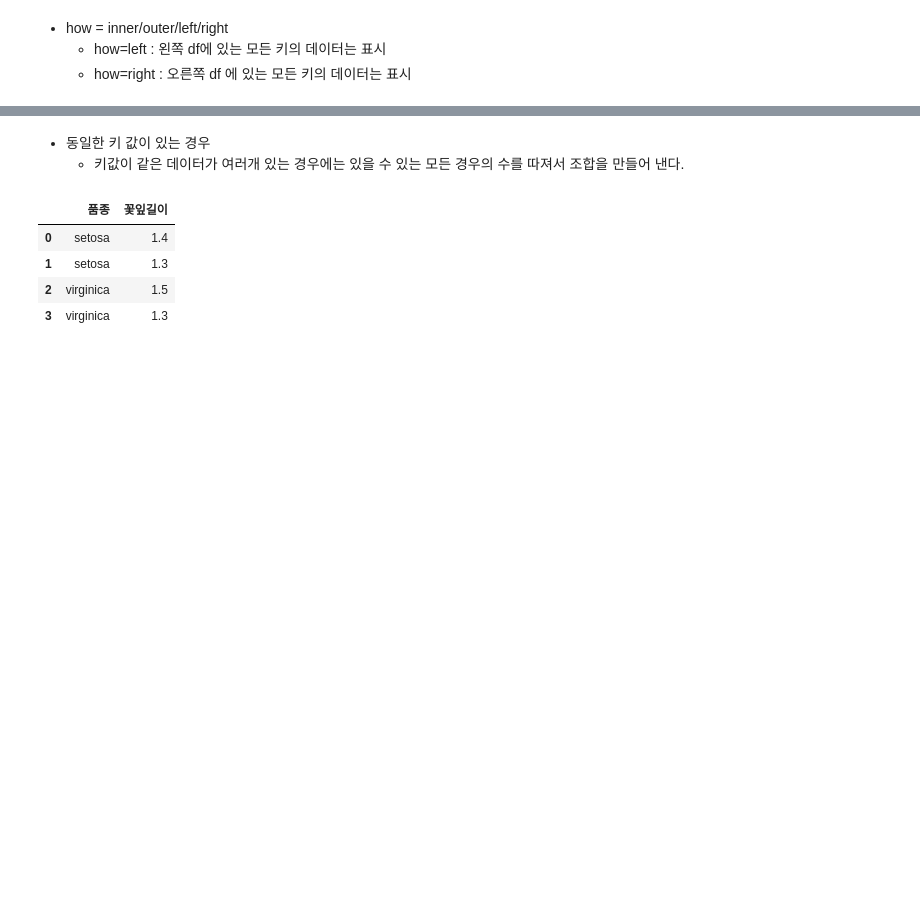
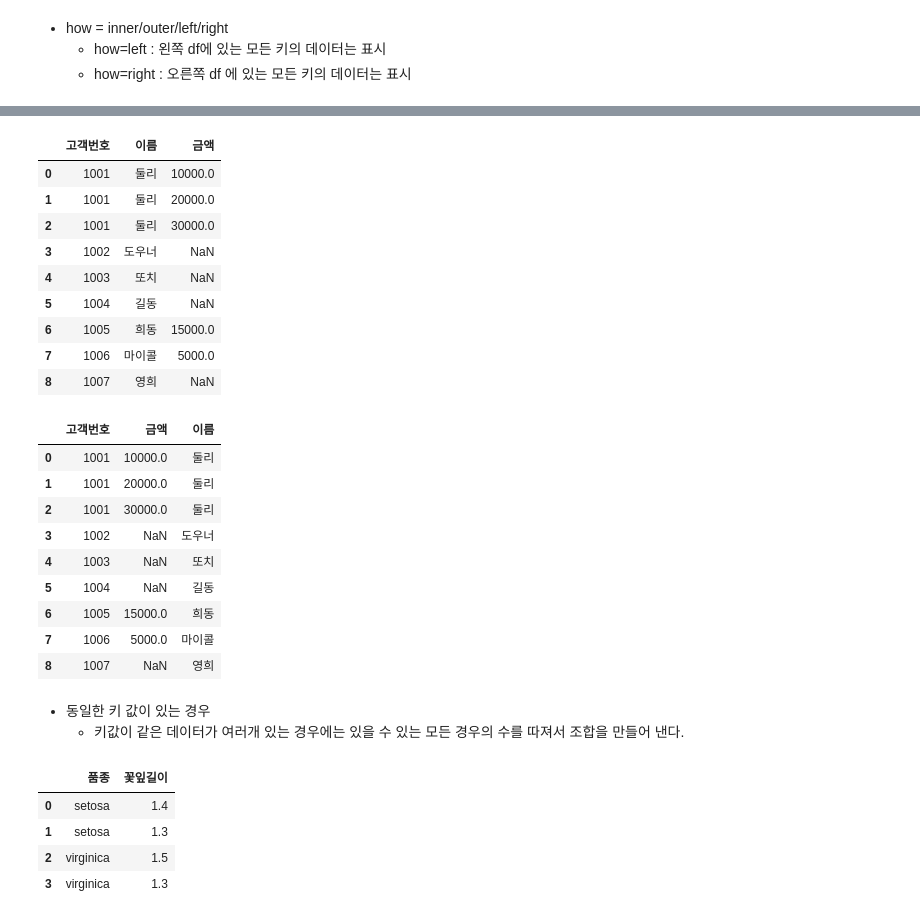
Before and after one commit to lullu303/DataScience2, a Jupyter notebook: 분석패키지/정리3 pandas연습(데이터병합).ipynb, the cells around one changed output, grey strips where cells are left out. Drawn from its saved outputs; the diff is of its cells as text; code cells hidden in the pictures; blank space fills up the shorter version.

```diff
--- a/분석패키지/정리3 pandas연습(데이터병합).ipynb
+++ b/분석패키지/정리3 pandas연습(데이터병합).ipynb
@@ -155,3 +143,27 @@ pd.merge(df1,df2,how='outer')
+# %%
+df1.merge(df2, how='left') # 은행의 모든 고객의 예금정보를 확인
+df2.merge(df1, how='right')
+# %% [output]
+|  | 고객번호 | 이름 | 금액 |
+| 0 | 1001 | 둘리 | 10000.0 |
+| 1 | 1001 | 둘리 | 20000.0 |
+| 2 | 1001 | 둘리 | 30000.0 |
+| 3 | 1002 | 도우너 | NaN |
+| 4 | 1003 | 또치 | NaN |
+| 5 | 1004 | 길동 | NaN |
+| 6 | 1005 | 희동 | 15000.0 |
+| 7 | 1006 | 마이콜 | 5000.0 |
+| 8 | 1007 | 영희 | NaN |
+|  | 고객번호 | 금액 | 이름 |
+| 0 | 1001 | 10000.0 | 둘리 |
+| 1 | 1001 | 20000.0 | 둘리 |
+| 2 | 1001 | 30000.0 | 둘리 |
+| 3 | 1002 | NaN | 도우너 |
+| 4 | 1003 | NaN | 또치 |
+| 5 | 1004 | NaN | 길동 |
+| 6 | 1005 | 15000.0 | 희동 |
+| 7 | 1006 | 5000.0 | 마이콜 |
+| 8 | 1007 | NaN | 영희 |
 # %% [markdown]
 - 동일한 키 값이 있는 경우
     - 키값이 같은 데이터가 여러개 있는 경우에는 있을 수 있는 모든 경우의 수를 따져서 조합을 만들어 낸다.
```
Also changed, not shown: parts of 12 cells of this notebook.
